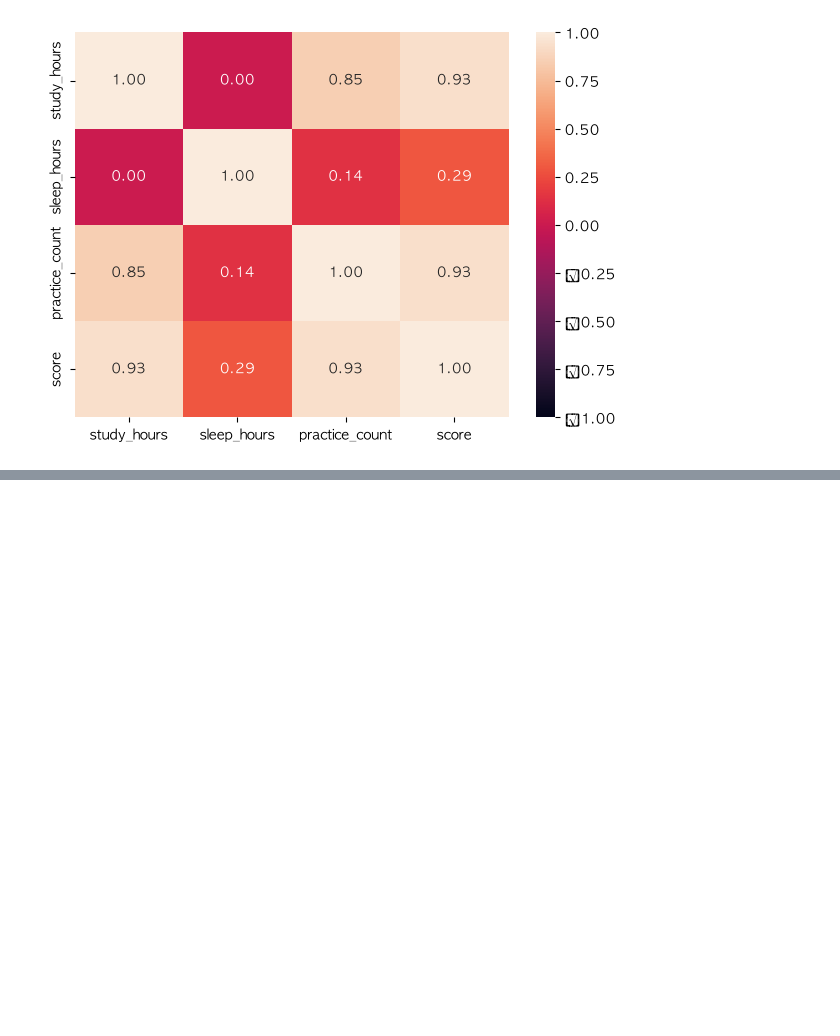
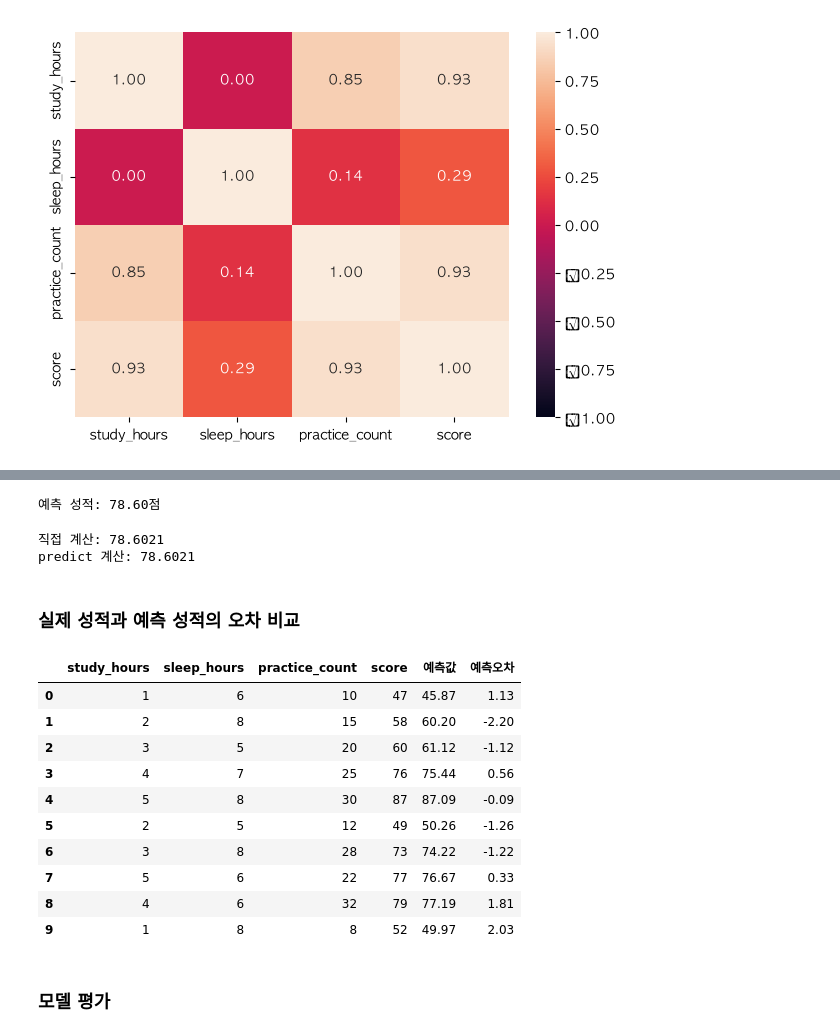
Before and after one commit to murur/kant_python, a Jupyter notebook: 03_ML/kant_ml/03_ml.ipynb, the cells around one changed output, grey strips where cells are left out. Drawn from its saved outputs; the diff is of its cells as text; code cells hidden in the pictures; blank space fills up the shorter version.

```diff
--- a/03_ML/kant_ml/03_ml.ipynb
+++ b/03_ML/kant_ml/03_ml.ipynb
@@ -400,0 +471,67 @@ plt.show()
+# %%
+# 새로운 데이터 생성
+new_data = pd.DataFrame({
+    "study_hours": [4],
+    "sleep_hours": [7],
+    "practice_count": [30]
+})
+
+# 학습한 모델로 시험 성적 예측
+prediction = model.predict(new_data)
+
+# 예측 결과
+print(f"예측 성적: {prediction[0]:.2f}점")
+# %% [output]
+예측 성적: 78.60점
+# %%
+# 5.80222725 2.68100001 0.63219852
+# 17.66
+
+# (4 * 5.80222725) + (7 * 2.68100001) + (30 * 0.63219852) + 17.66
+
+x1 = 4
+x2 = 7
+x3 = 30
+
+# 학습된 가중치(기울기)
+w1, w2, w3 = model.coef_
+# 학습된 절편(편향, bias)
+b = model.intercept_
+
+# 회귀공식에 대입
+result = w1 * x1 + w2 * x2 + w3 * x3 + b
+
+print(f"직접 계산: {result:.4f}")
+print(f"predict 계산: {prediction[0]:.4f}")
+# %% [output]
+직접 계산: 78.6021
+predict 계산: 78.6021
+# %% [markdown]
+### 실제 성적과 예측 성적의 오차 비교
+# %%
+# 전체 학습 데이터에 대한 예측값
+y_pred = model.predict(X)
+
+# 실제값과 예측값을 비교하기 위해 복사본 생성
+result_df = df.copy()
+
+# 없는 열을 명시면 자동으로 추가된다.
+result_df["예측값"] = y_pred
+# 오차 계산 새로운 열로 추가
+result_df["예측오차"] = y - y_pred
+
+result_df.round(2)
+# %% [output]
+|  | study_hours | sleep_hours | practice_count | score | 예측값 | 예측오차 |
+| 0 | 1 | 6 | 10 | 47 | 45.87 | 1.13 |
+| 1 | 2 | 8 | 15 | 58 | 60.20 | -2.20 |
+| 2 | 3 | 5 | 20 | 60 | 61.12 | -1.12 |
+| 3 | 4 | 7 | 25 | 76 | 75.44 | 0.56 |
+| 4 | 5 | 8 | 30 | 87 | 87.09 | -0.09 |
+| 5 | 2 | 5 | 12 | 49 | 50.26 | -1.26 |
+| 6 | 3 | 8 | 28 | 73 | 74.22 | -1.22 |
+| 7 | 5 | 6 | 22 | 77 | 76.67 | 0.33 |
+| 8 | 4 | 6 | 32 | 79 | 77.19 | 1.81 |
+| 9 | 1 | 8 | 8 | 52 | 49.97 | 2.03 |
+# %% [markdown]
+### 모델 평가
```
Also changed, not shown: parts of 23 cells of this notebook, 17 other files.
